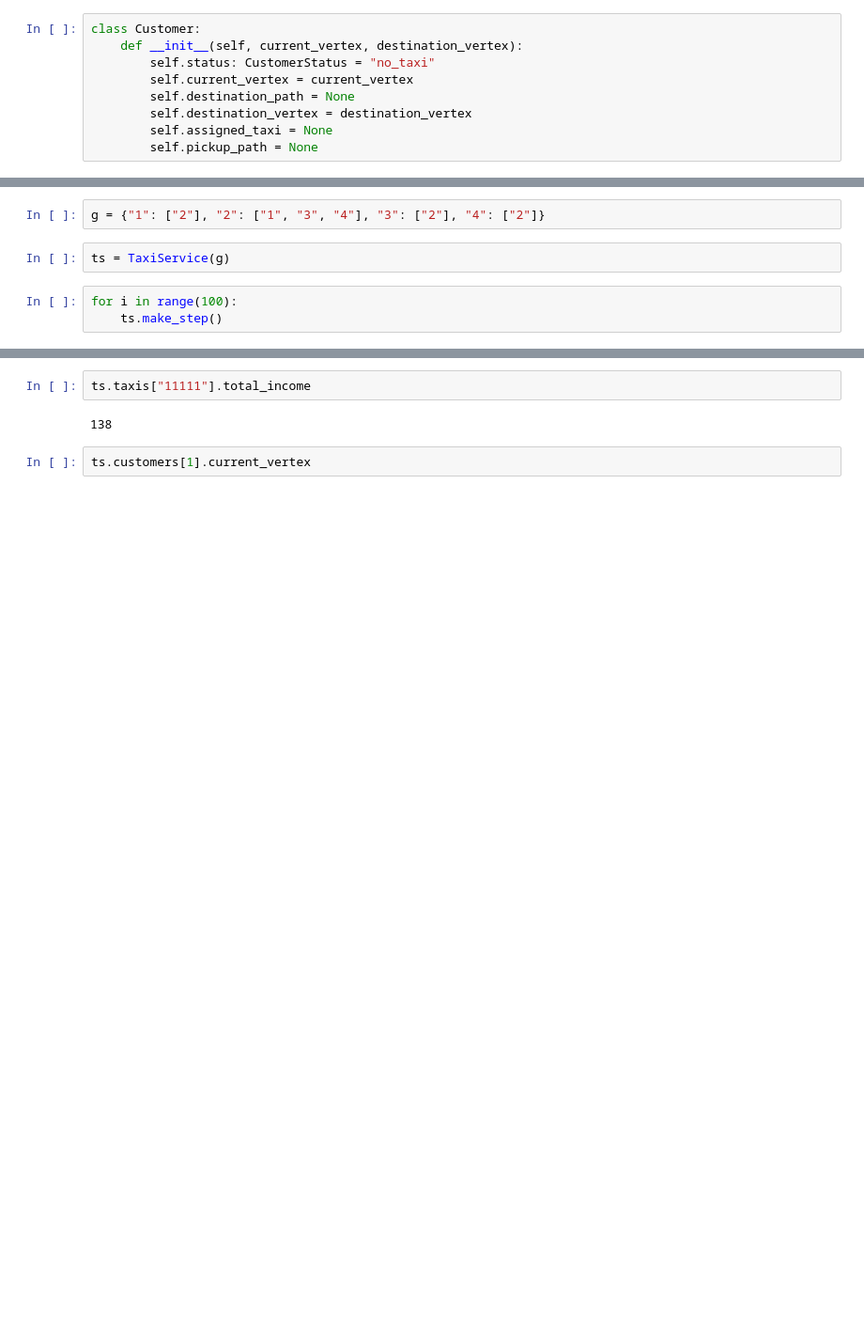
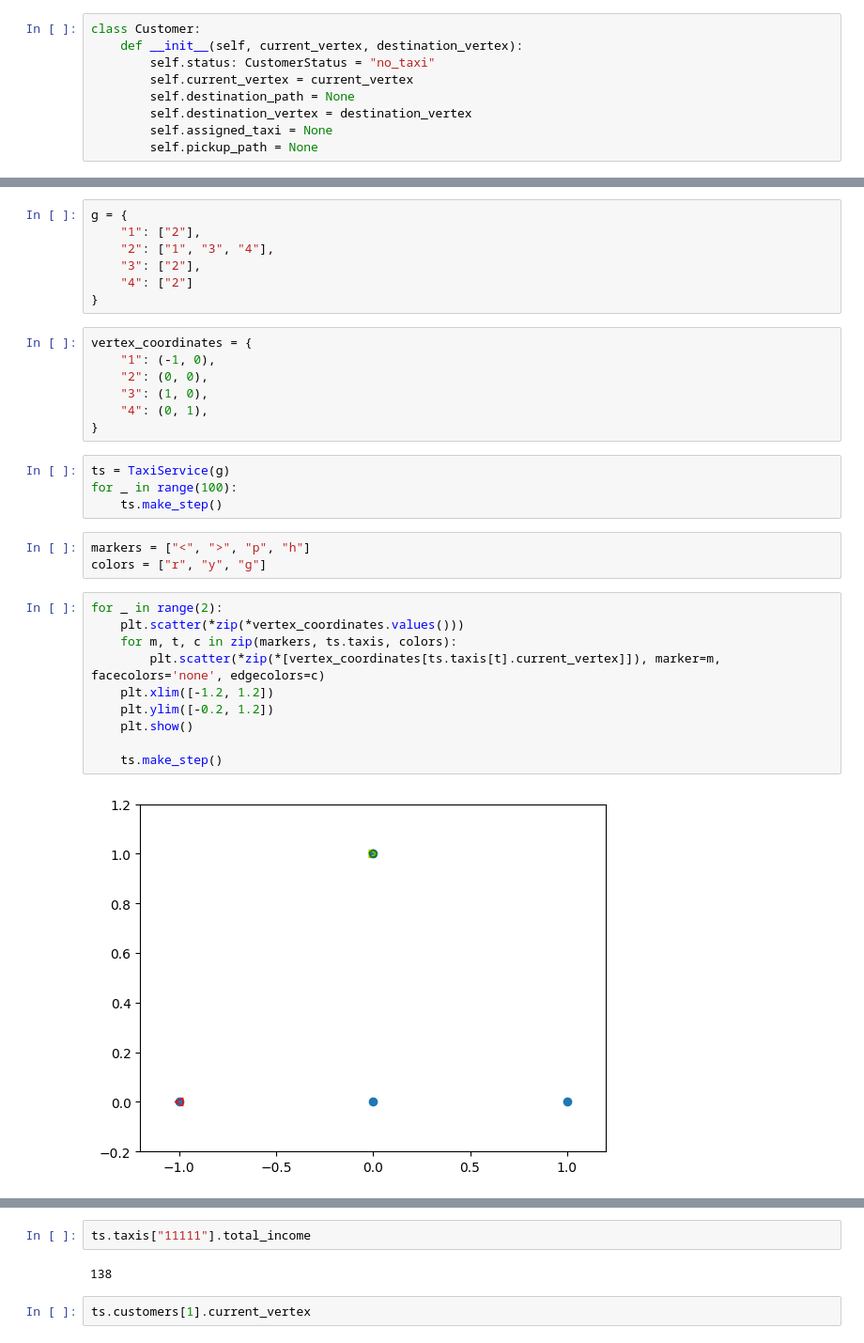
Before and after one commit to dbugajny/Simulating-Taxi-Services, a Jupyter notebook: test.ipynb, the cells around one changed output, grey strips where cells are left out. Shown at 94% size. Drawn from its saved outputs; the diff is of its cells as text; blank space fills up the shorter version.

```diff
--- a/test.ipynb
+++ b/test.ipynb
@@ -153,9 +168,35 @@ class TaxiService:
         for i in customers_to_delete[::-1]:
             del self.customers[i]
 # %%
-g = {"1": ["2"], "2": ["1", "3", "4"], "3": ["2"], "4": ["2"]}
+g = {
+    "1": ["2"],
+    "2": ["1", "3", "4"],
+    "3": ["2"],
+    "4": ["2"]
+}
-# %%
-ts = TaxiService(g)
-# %%
-for i in range(100):
-    ts.make_step()
+# %%
+vertex_coordinates = {
+    "1": (-1, 0),
+    "2": (0, 0),
+    "3": (1, 0),
+    "4": (0, 1),
+}
+# %%
+ts = TaxiService(g)
+for _ in range(100):
+    ts.make_step()
+# %%
+markers = ["<", ">", "p", "h"]
+colors = ["r", "y", "g"]
+# %%
+for _ in range(2):
+    plt.scatter(*zip(*vertex_coordinates.values()))
+    for m, t, c in zip(markers, ts.taxis, colors):
+        plt.scatter(*zip(*[vertex_coordinates[ts.taxis[t].current_vertex]]), marker=m, facecolors='none', edgecolors=c)
+    plt.xlim([-1.2, 1.2])
+    plt.ylim([-0.2, 1.2])
+    plt.show()
+
+    ts.make_step()
+# %% [output]
+[figure, added]
```
Also changed, not shown: parts of 4 cells of this notebook.
